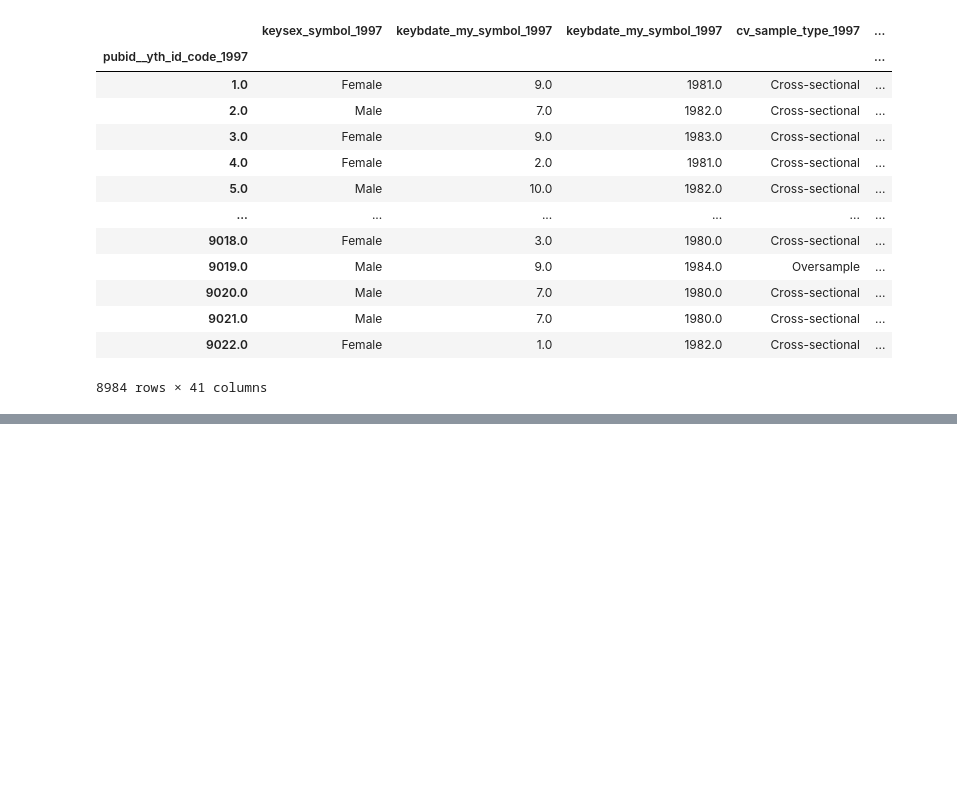
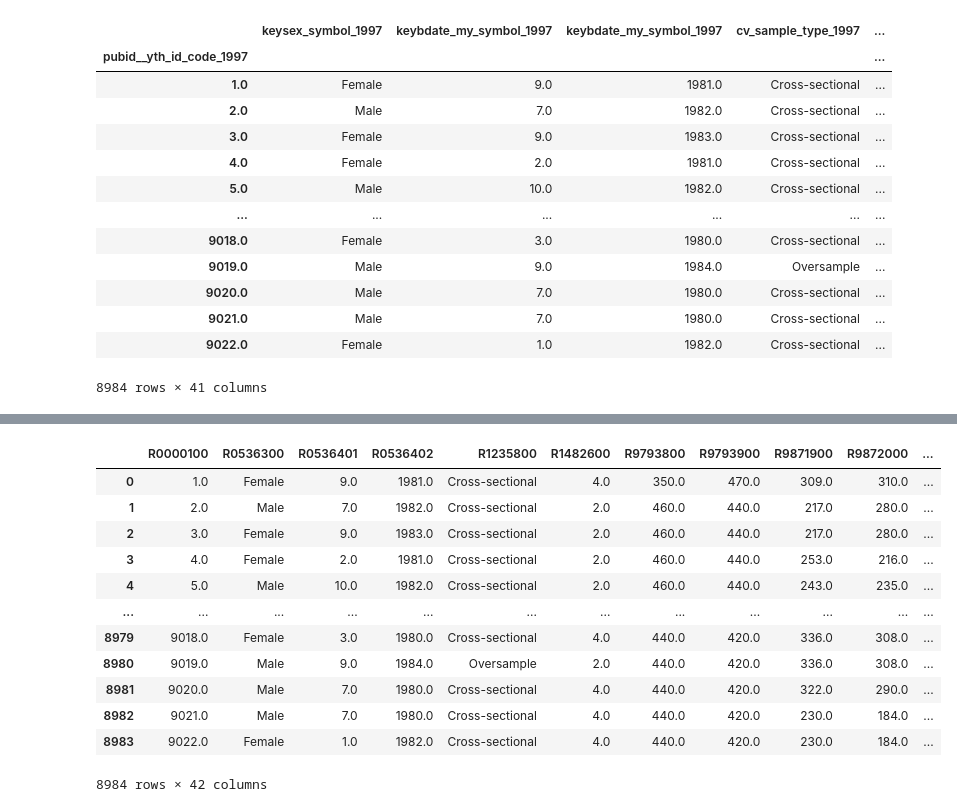
Before and after one commit to quocdat-le-insacvl/Python-Data-Cleaning-Cookbook, a Jupyter notebook: chapter_01/chapter01.ipynb, the cells around one changed output, grey strips where cells are left out. Cells and saved outputs as stored; diff of their text form; code cells hidden in the pictures; blank space fills up the shorter version.

```diff
--- a/chapter_01/chapter01.ipynb
+++ b/chapter_01/chapter01.ipynb
@@ -759,0 +870,18 @@ nls97stata
+# %%
+for col in setvalues:
+    nls97r[col] = nls97r[col].astype('category')
+nls97r
+# %% [output]
+|  | R0000100 | R0536300 | R0536401 | R0536402 | R1235800 | R1482600 | R9793800 | R9793900 | R9871900 | R9872000 | ... |
+| 0 | 1.0 | Female | 9.0 | 1981.0 | Cross-sectional | 4.0 | 350.0 | 470.0 | 309.0 | 310.0 | ... |
+| 1 | 2.0 | Male | 7.0 | 1982.0 | Cross-sectional | 2.0 | 460.0 | 440.0 | 217.0 | 280.0 | ... |
+| 2 | 3.0 | Female | 9.0 | 1983.0 | Cross-sectional | 2.0 | 460.0 | 440.0 | 217.0 | 280.0 | ... |
+| 3 | 4.0 | Female | 2.0 | 1981.0 | Cross-sectional | 2.0 | 460.0 | 440.0 | 253.0 | 216.0 | ... |
+| 4 | 5.0 | Male | 10.0 | 1982.0 | Cross-sectional | 2.0 | 460.0 | 440.0 | 243.0 | 235.0 | ... |
+| ... | ... | ... | ... | ... | ... | ... | ... | ... | ... | ... | ... |
+| 8979 | 9018.0 | Female | 3.0 | 1980.0 | Cross-sectional | 4.0 | 440.0 | 420.0 | 336.0 | 308.0 | ... |
+| 8980 | 9019.0 | Male | 9.0 | 1984.0 | Oversample | 2.0 | 440.0 | 420.0 | 336.0 | 308.0 | ... |
+| 8981 | 9020.0 | Male | 7.0 | 1980.0 | Cross-sectional | 4.0 | 440.0 | 420.0 | 322.0 | 290.0 | ... |
+| 8982 | 9021.0 | Male | 7.0 | 1980.0 | Cross-sectional | 4.0 | 440.0 | 420.0 | 230.0 | 184.0 | ... |
+| 8983 | 9022.0 | Female | 1.0 | 1982.0 | Cross-sectional | 4.0 | 440.0 | 420.0 | 230.0 | 184.0 | ... |
+8984 rows × 42 columns
```
Also changed, not shown: parts of 14 cells of this notebook.
